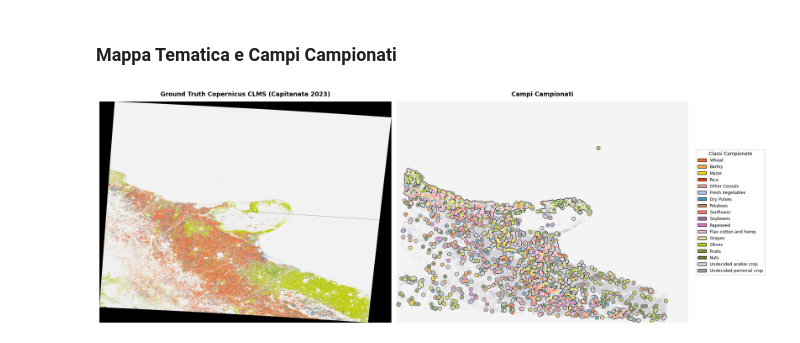
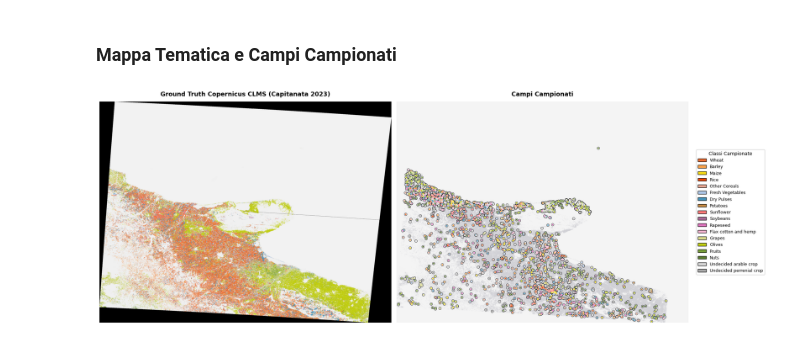
Before and after one commit to SimoRinaldi/crop-spatial-classification, a Jupyter notebook: notebooks/05_spatial_visualization.ipynb, the cells around one changed output. Saved outputs shown, nothing was run; the diff lists cells and outputs as text; code cells hidden in the pictures.

```diff
--- a/notebooks/05_spatial_visualization.ipynb
+++ b/notebooks/05_spatial_visualization.ipynb
@@ -164,38 +164,38 @@ axes[0].axis("off")
 # Per far risaltare i punti su tutta l'estensione provinciale disegniamo un doppio marker:
 # un cerchio esterno nero di contrasto e all'interno il pallino con il colore della coltura.
 axes[1].imshow(rgb_gray, extent=[left, right, bottom, top], origin="upper")
+# axes[1].scatter(
+#     df_points["lon"], df_points["lat"],
+#     s=30, facecolors="none", edgecolors="#111111", linewidths=0.6,
+#     zorder=4
+# )
 axes[1].scatter(
     df_points["lon"], df_points["lat"],
-    s=30, facecolors="none", edgecolors="#111111", linewidths=0.6,
-    zorder=4
-)
-axes[1].scatter(
-    df_points["lon"], df_points["lat"],
-    c=pts_colors, s=12, edgecolors="white", linewidths=0.4,
+    c=pts_colors, s=20, edgecolors="none", linewidths=0.4,
     zorder=5, label=f"Campi campionati ({len(df_points)} punti)"
 )
 axes[1].set_title("Campi Campionati", fontsize=13, fontweight="bold", pad=12)
 axes[1].axis("off")
 
 # Costruiamo la legenda mostrando solo le colture effettivamente presenti tra i campi campionati
 unique_codes = sorted(df_points["code"].unique())
 legend_handles = [
     Patch(facecolor=cmap_dict.get(int(c), [0.5, 0.5, 0.5]), edgecolor="black", label=legend.get(str(int(c)), f"Classe {c}"))
     for c in unique_codes if int(c) in cmap_dict
 ]
 
 axes[1].legend(
     handles=legend_handles,
     loc="center left",
     bbox_to_anchor=(1.02, 0.5),
     frameon=True,
     facecolor="white",
     framealpha=0.95,
     fontsize=9,
     title="Classi Campionate"
 )
 
 plt.tight_layout()
 plt.show()
 # %% [output]
-[figure, old version]
+[figure, new version]
```
Also changed, not shown: parts of 1 cell of this notebook.
